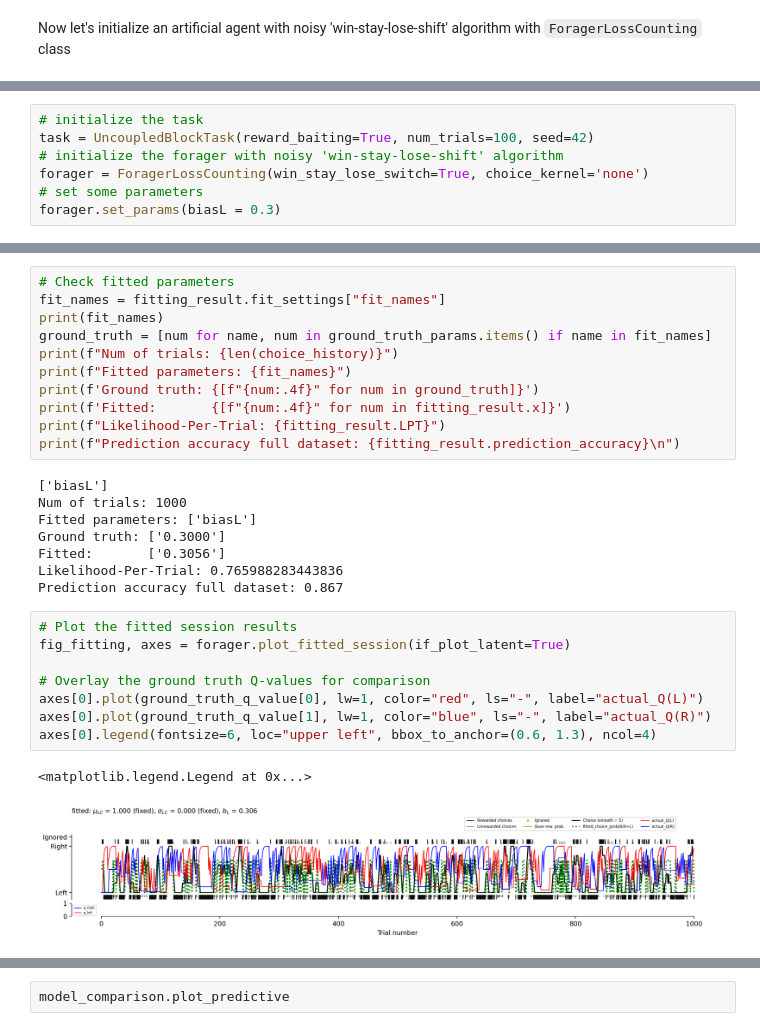
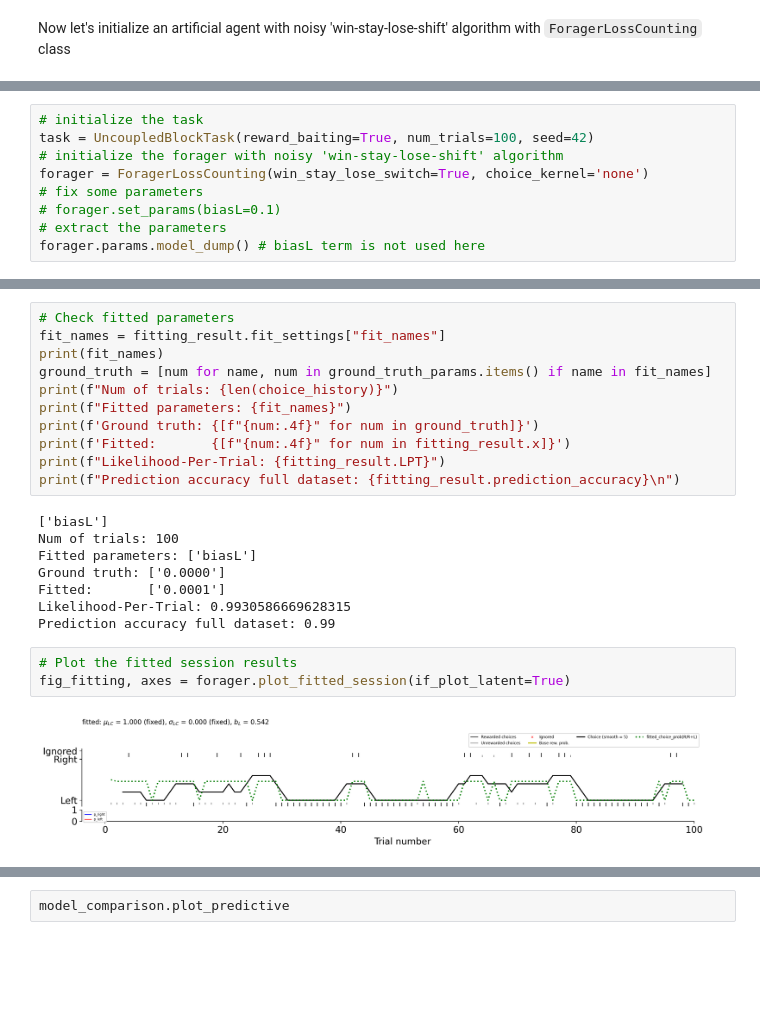
Before and after one commit to AllenSWDB/SWDB_2025_Dynamical_Systems, a Jupyter notebook: code/test_shuchen.ipynb, the cells around one changed output, grey strips where cells are left out. Cells and saved outputs as stored; diff of their text form; blank space fills up the shorter version.

Commit message:
cleaned til differnt model comparisons

```diff
--- a/code/test_shuchen.ipynb
+++ b/code/test_shuchen.ipynb
@@ -768,8 +798,10 @@ Now let's initialize an artificial agent with noisy 'win-stay-lose-shift' algori
 task = UncoupledBlockTask(reward_baiting=True, num_trials=100, seed=42)
 # initialize the forager with noisy 'win-stay-lose-shift' algorithm
 forager = ForagerLossCounting(win_stay_lose_switch=True, choice_kernel='none')
-# set some parameters
-forager.set_params(biasL = 0.3)
+# fix some parameters
+# forager.set_params(biasL=0.1)
+# extract the parameters
+forager.params.model_dump() # biasL term is not used here
 # %% [output]
 {'loss_count_threshold_mean': 1.0,
  'loss_count_threshold_std': 0.0,
@@ -826,20 +865,14 @@ print(f"Likelihood-Per-Trial: {fitting_result.LPT}")
 print(f"Prediction accuracy full dataset: {fitting_result.prediction_accuracy}\n")
 # %% [output]
 ['biasL']
-Num of trials: 1000
+Num of trials: 100
 Fitted parameters: ['biasL']
-Ground truth: ['0.3000']
-Fitted:       ['0.3056']
-Likelihood-Per-Trial: 0.765988283443836
-Prediction accuracy full dataset: 0.867
+Ground truth: ['0.0000']
+Fitted:       ['0.0001']
+Likelihood-Per-Trial: 0.9930586669628315
+Prediction accuracy full dataset: 0.99
 # %%
 # Plot the fitted session results
 fig_fitting, axes = forager.plot_fitted_session(if_plot_latent=True)
-
-# Overlay the ground truth Q-values for comparison
-axes[0].plot(ground_truth_q_value[0], lw=1, color="red", ls="-", label="actual_Q(L)")
-axes[0].plot(ground_truth_q_value[1], lw=1, color="blue", ls="-", label="actual_Q(R)")
-axes[0].legend(fontsize=6, loc="upper left", bbox_to_anchor=(0.6, 1.3), ncol=4)
 # %% [output]
-<matplotlib.legend.Legend at 0x...>
-[figure, old version]
+[figure, new version]
```
Also changed, not shown: parts of 31 cells of this notebook, 1 other file.
